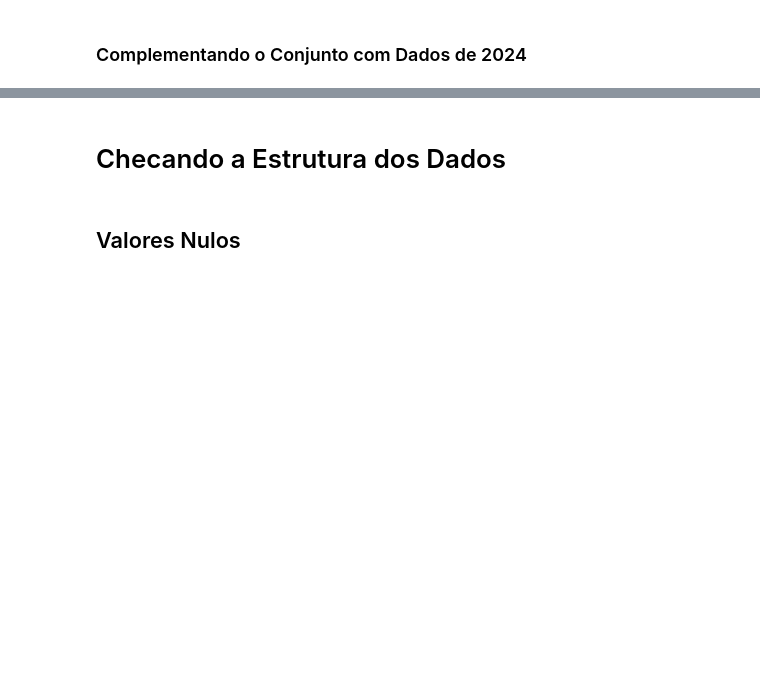
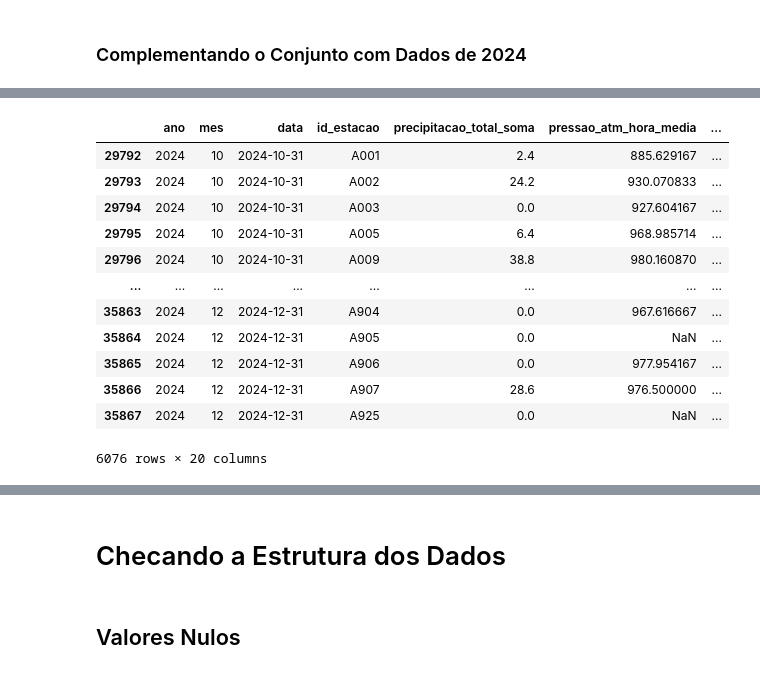
Before and after one commit to AlexandreSaback/tcc_anomaly_detection, a Jupyter notebook: explorations/AD_03_Preprocessing.ipynb, the cells around one changed output, grey strips where cells are left out. Drawn from its saved outputs; the diff is of its cells as text; code cells hidden in the pictures; blank space fills up the shorter version.

```diff
--- a/explorations/AD_03_Preprocessing.ipynb
+++ b/explorations/AD_03_Preprocessing.ipynb
@@ -390,2 +422,18 @@ complement_df_daily = complement_df_daily[complete_df.columns.to_list()]
+# %%
+complement_df_daily
+# %% [output]
+|  | ano | mes | data | id_estacao | precipitacao_total_soma | pressao_atm_hora_media | ... |
+| 29792 | 2024 | 10 | 2024-10-31 | A001 | 2.4 | 885.629167 | ... |
+| 29793 | 2024 | 10 | 2024-10-31 | A002 | 24.2 | 930.070833 | ... |
+| 29794 | 2024 | 10 | 2024-10-31 | A003 | 0.0 | 927.604167 | ... |
+| 29795 | 2024 | 10 | 2024-10-31 | A005 | 6.4 | 968.985714 | ... |
+| 29796 | 2024 | 10 | 2024-10-31 | A009 | 38.8 | 980.160870 | ... |
+| ... | ... | ... | ... | ... | ... | ... | ... |
+| 35863 | 2024 | 12 | 2024-12-31 | A904 | 0.0 | 967.616667 | ... |
+| 35864 | 2024 | 12 | 2024-12-31 | A905 | 0.0 | NaN | ... |
+| 35865 | 2024 | 12 | 2024-12-31 | A906 | 0.0 | 977.954167 | ... |
+| 35866 | 2024 | 12 | 2024-12-31 | A907 | 28.6 | 976.500000 | ... |
+| 35867 | 2024 | 12 | 2024-12-31 | A925 | 0.0 | NaN | ... |
+6076 rows × 20 columns
 # %%
 complete_df = pd.concat([complete_df, complement_df_daily.loc[complement_df_daily["data"] > complete_df["data"].max()]])
```
Also changed, not shown: parts of 11 cells of this notebook, 14 other files.
